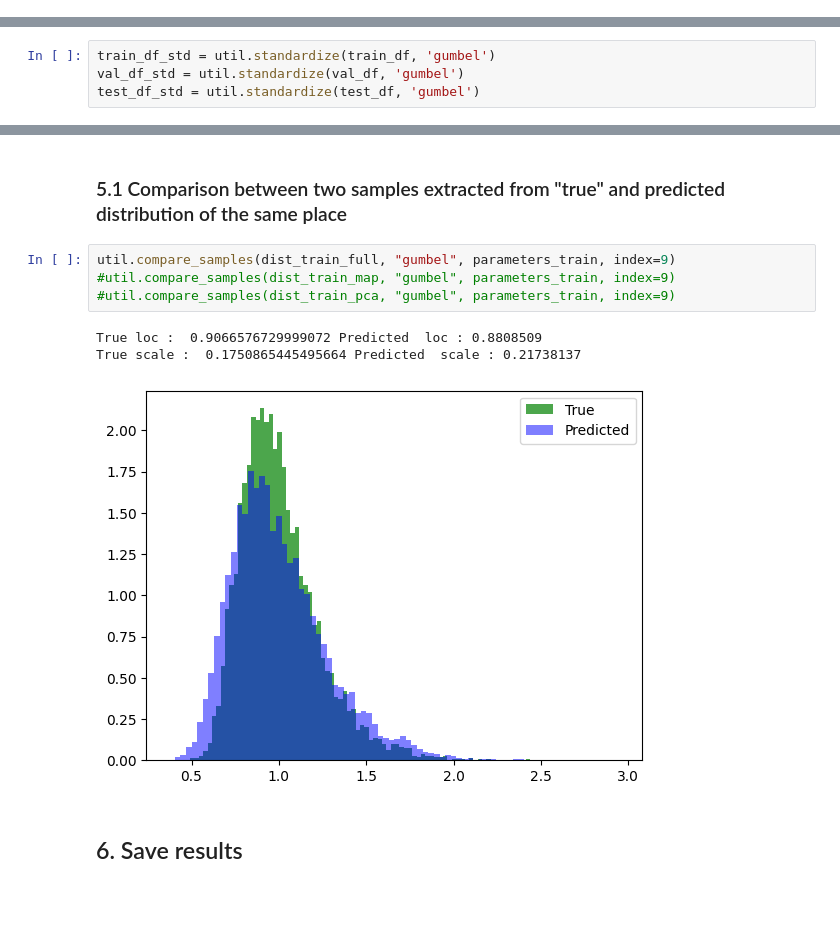
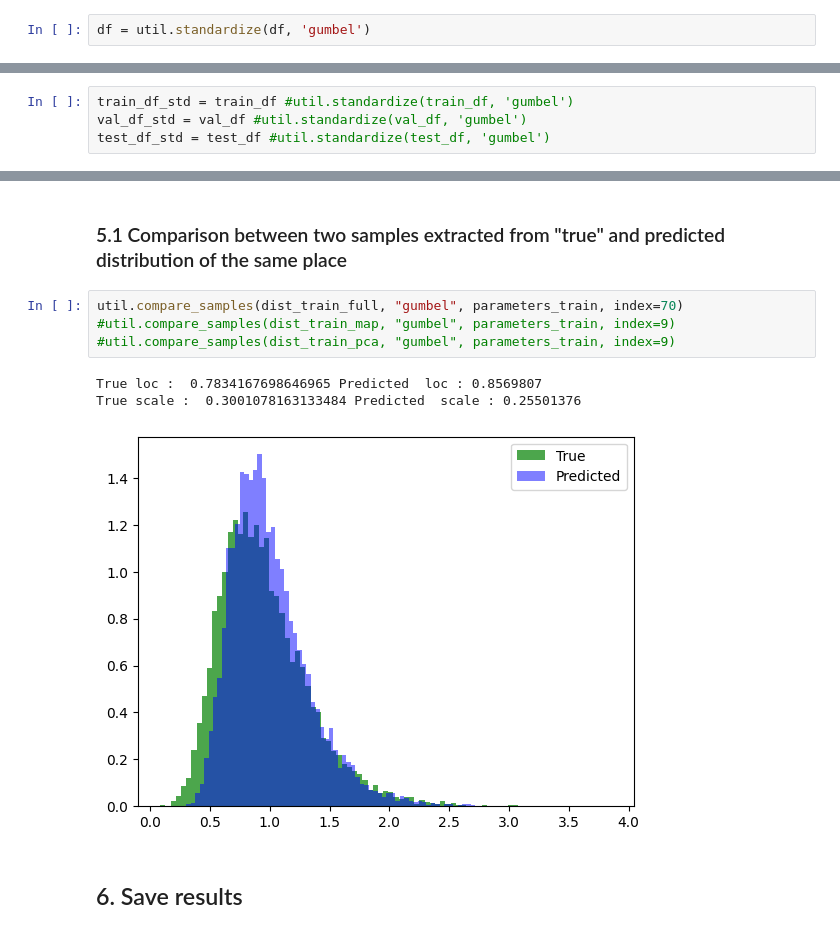
Before and after one commit to oshodiS/Rainfall-BetaEstimation, a Jupyter notebook: Rainfall GUMBELL.ipynb, the cells around one changed output, grey strips where cells are left out. Saved outputs shown, nothing was run; the diff lists cells and outputs as text; blank space fills up the shorter version.

```diff
--- a/Rainfall GUMBELL.ipynb
+++ b/Rainfall GUMBELL.ipynb
@@ -82,6 +82,8 @@ DURATION = df['duration[h]'].unique()
 print('Durations: ', DURATION)
 # %% [output]
 Durations:  [ 1  3  6 12 24]
+# %%
+df = util.standardize(df, 'gumbel')
 # %% [markdown]
 #### 1.2.1 Split the dataset into train, validation and test
 # %%
@@ -114,9 +116,9 @@ train_df.head()
 # %% [markdown]
 #### 1.2.2 Standardize datasets
 # %%
-train_df_std = util.standardize(train_df, 'gumbel')
-val_df_std = util.standardize(val_df, 'gumbel')
-test_df_std = util.standardize(test_df, 'gumbel')
+train_df_std = train_df #util.standardize(train_df, 'gumbel')
+val_df_std = val_df #util.standardize(val_df, 'gumbel')
+test_df_std = test_df #util.standardize(test_df, 'gumbel')
 # %%
 # column ID must be integer
 train_df_std['ID'] = train_df_std['ID'].astype(int)
@@ -611,13 +613,13 @@ metrics_scale_full
 # %% [markdown]
 ### 5.1  Comparison between two samples extracted from "true" and predicted distribution of the same place
 # %%
-util.compare_samples(dist_train_full, "gumbel", parameters_train, index=9)
+util.compare_samples(dist_train_full, "gumbel", parameters_train, index=70)
 #util.compare_samples(dist_train_map, "gumbel", parameters_train, index=9)
 #util.compare_samples(dist_train_pca, "gumbel", parameters_train, index=9)
 # %% [output]
-True loc :  0.9066576729999072 Predicted  loc : 0.8808509
-True scale :  0.1750865445495664 Predicted  scale : 0.21738137
+True loc :  0.7834167698646965 Predicted  loc : 0.8569807
+True scale :  0.3001078163133484 Predicted  scale : 0.25501376
-[figure, old version]
+[figure, new version]
 # %% [markdown]
 ## 6. Save results
 # %%
```
Also changed, not shown: parts of 23 cells of this notebook, 4 other files.
